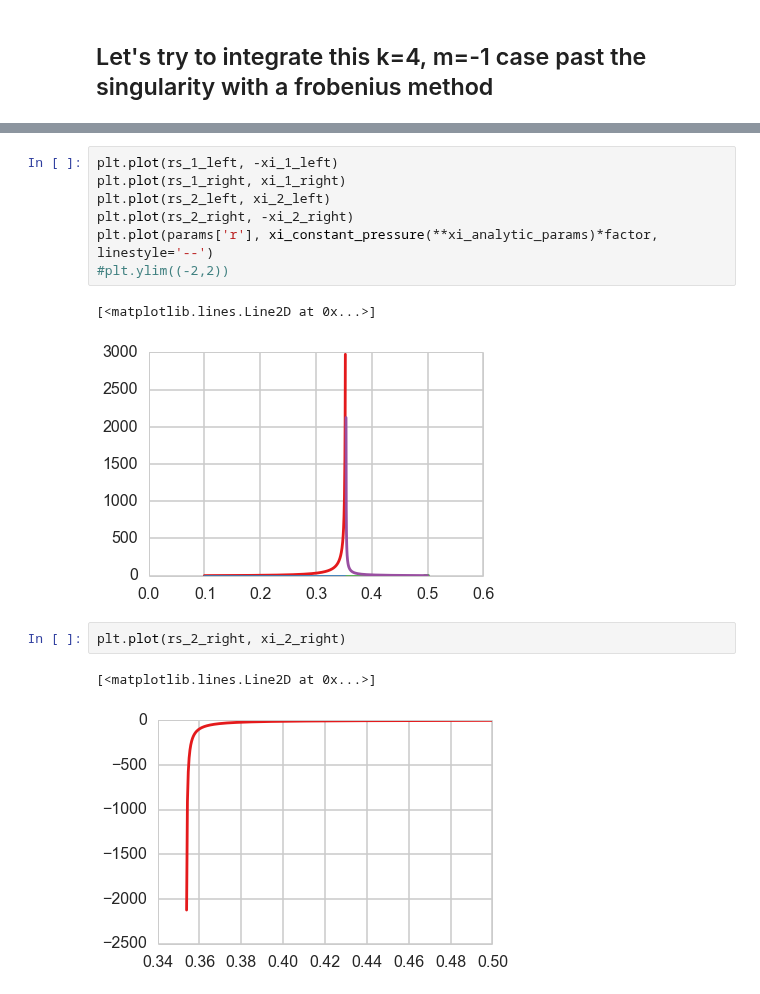
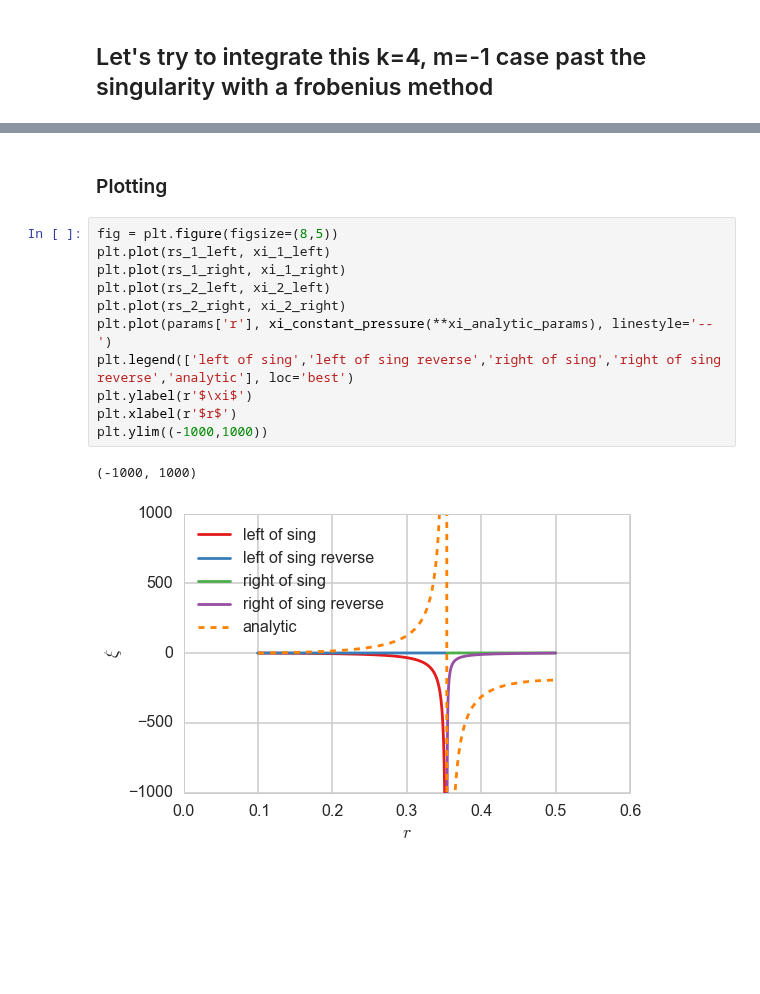
Before and after one commit to jensv/fluxtubestability, a Jupyter notebook: ipython_notebooks/constant_pressure_newcomb_bessel.ipynb, the cells around one changed output, grey strips where cells are left out. Saved outputs shown, nothing was run; the diff lists cells and outputs as text; blank space fills up the shorter version.

Commit message:
Fix integration, Add comparison of sing treatment
Fix integration to handle new parameters of newcomb_int
Add Comparsion of analytical and integration curves around
singularties.

```diff
--- a/ipython_notebooks/constant_pressure_newcomb_bessel.ipynb
+++ b/ipython_notebooks/constant_pressure_newcomb_bessel.ipynb
@@ -236,18 +238,19 @@ rs_2_right = solution_2_right[1]
 singularities at [0.3535533905929828]
 suydam stable: True
 1.0 0.0
+# %% [markdown]
+### Plotting
 # %%
-plt.plot(rs_1_left, -xi_1_left)
+fig = plt.figure(figsize=(8,5))
+plt.plot(rs_1_left, xi_1_left)
 plt.plot(rs_1_right, xi_1_right)
 plt.plot(rs_2_left, xi_2_left)
-plt.plot(rs_2_right, -xi_2_right)
-plt.plot(params['r'], xi_constant_pressure(**xi_analytic_params)*factor, linestyle='--')
-#plt.ylim((-2,2))
+plt.plot(rs_2_right, xi_2_right)
+plt.plot(params['r'], xi_constant_pressure(**xi_analytic_params), linestyle='--')
+plt.legend(['left of sing','left of sing reverse','right of sing','right of sing reverse','analytic'], loc='best')
+plt.ylabel(r'$\xi$')
+plt.xlabel(r'$r$')
+plt.ylim((-1000,1000))
 # %% [output]
-[<matplotlib.lines.Line2D at 0x...>]
+(-1000, 1000)
-[figure, old version]
+[figure, new version]
-# %%
-plt.plot(rs_2_right, xi_2_right)
-# %% [output]
-[<matplotlib.lines.Line2D at 0x...>]
-[figure, removed]
```
Also changed, not shown: parts of 24 cells of this notebook.
